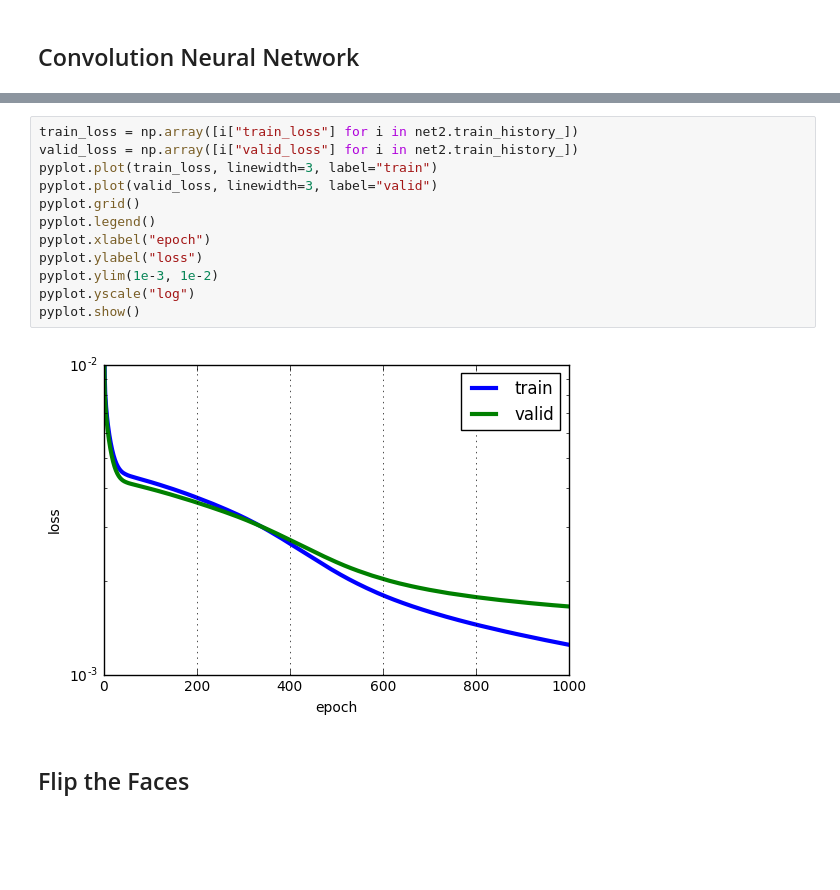
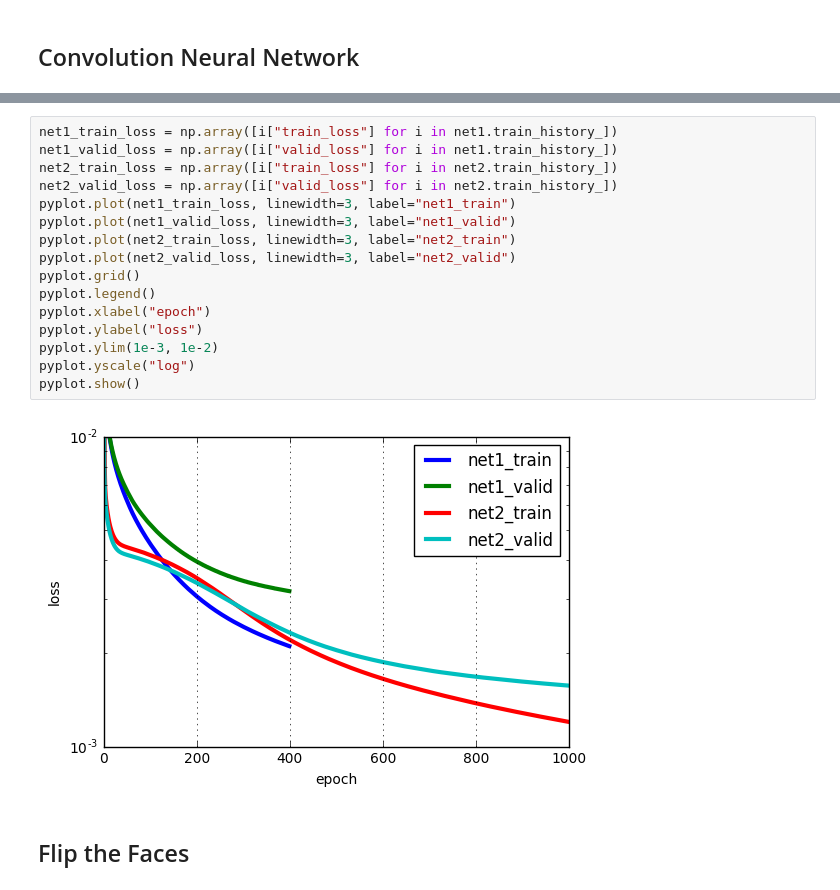
Before and after one commit to tingwenbao/Facial_KeyPoints_Detection, a Jupyter notebook: Baseline_Tingwen/Facial_Keypoints_Detection_Baseline_Tingwen.ipynb, the cells around one changed output, grey strips where cells are left out. Drawn from its saved outputs; the diff is of its cells as text; blank space fills up the shorter version.

```diff
--- a/Baseline_Tingwen/Facial_Keypoints_Detection_Baseline_Tingwen.ipynb
+++ b/Baseline_Tingwen/Facial_Keypoints_Detection_Baseline_Tingwen.ipynb
@@ -291,17 +296,21 @@ dtype: int64
 # %%
-train_loss = np.array([i["train_loss"] for i in net2.train_history_])
-valid_loss = np.array([i["valid_loss"] for i in net2.train_history_])
-pyplot.plot(train_loss, linewidth=3, label="train")
-pyplot.plot(valid_loss, linewidth=3, label="valid")
+net1_train_loss = np.array([i["train_loss"] for i in net1.train_history_])
+net1_valid_loss = np.array([i["valid_loss"] for i in net1.train_history_])
+net2_train_loss = np.array([i["train_loss"] for i in net2.train_history_])
+net2_valid_loss = np.array([i["valid_loss"] for i in net2.train_history_])
+pyplot.plot(net1_train_loss, linewidth=3, label="net1_train")
+pyplot.plot(net1_valid_loss, linewidth=3, label="net1_valid")
+pyplot.plot(net2_train_loss, linewidth=3, label="net2_train")
+pyplot.plot(net2_valid_loss, linewidth=3, label="net2_valid")
 pyplot.grid()
 pyplot.legend()
 pyplot.xlabel("epoch")
 pyplot.ylabel("loss")
 pyplot.ylim(1e-3, 1e-2)
 pyplot.yscale("log")
 pyplot.show()
 # %% [output]
-[figure, old version]
+[figure, new version]
 # %% [markdown]
 ## Flip the Faces
 # %%
```
Also changed, not shown: parts of 15 cells of this notebook, 2 other files.
